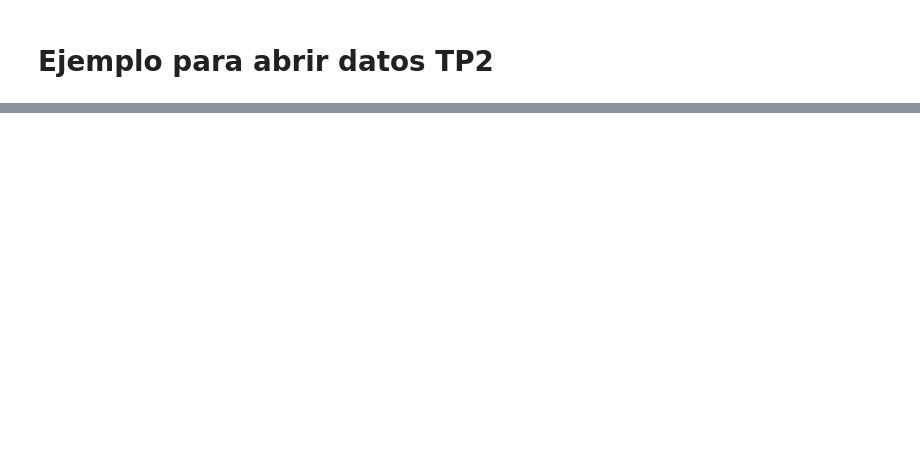
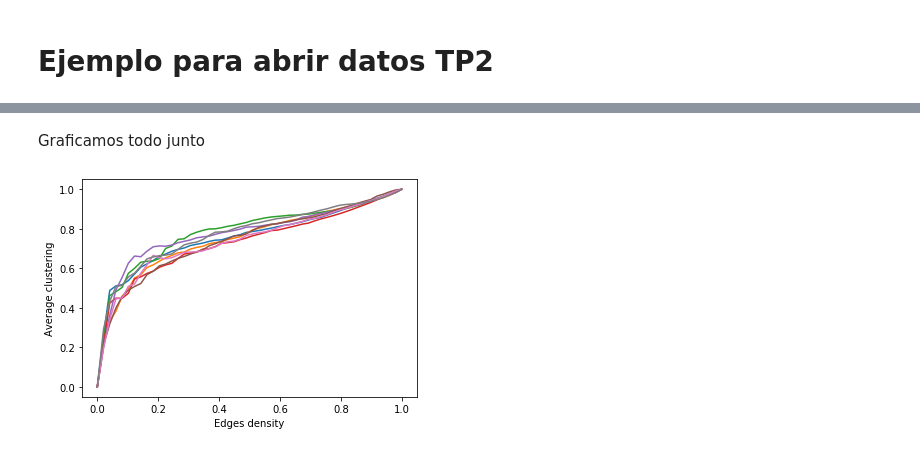
Before and after one commit to jkamienkowski/dmcyt_tp2, a Jupyter notebook: tp2/Tp2_demo.ipynb, the cells around one changed output, grey strips where cells are left out. Saved outputs shown, nothing was run; the diff lists cells and outputs as text; code cells hidden in the pictures; blank space fills up the shorter version.

```diff
--- a/tp2/Tp2_demo.ipynb
+++ b/tp2/Tp2_demo.ipynb
@@ -81,0 +148,14 @@ plt.ylabel('Average degree');
+# %%
+avg_clustering = []
+for name, Gs in graphs.items():
+    avg_clustering_ = [nx.average_clustering(G) for G in Gs]
+    avg_clustering.append(avg_clustering_)
+avg_clustering = np.vstack(avg_clustering)
+# %% [markdown]
+Graficamos todo junto
+# %%
+plt.plot(densities, avg_clustering.T);
+plt.xlabel('Edges density')
+plt.ylabel('Average clustering');
+# %% [output]
+[figure, added]
```
Also changed, not shown: parts of 14 cells of this notebook.
